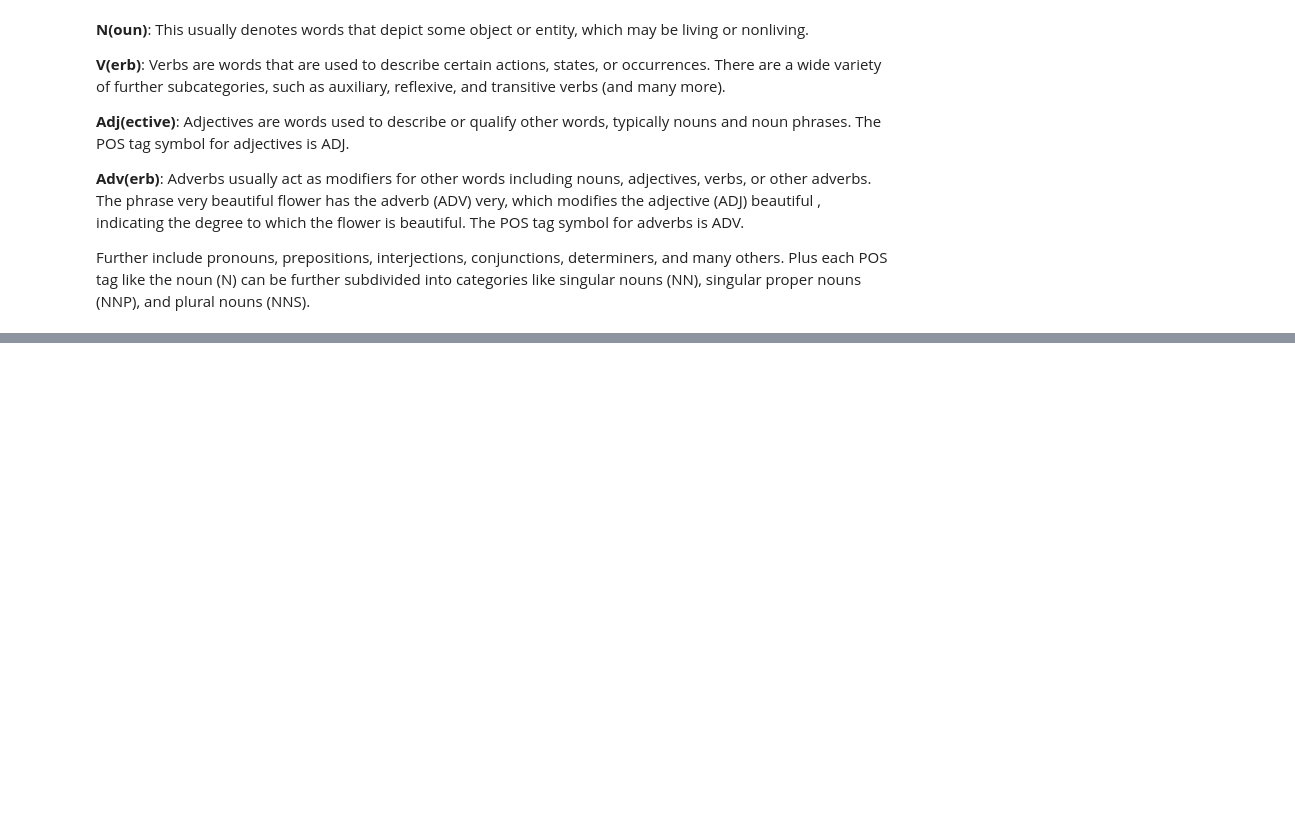
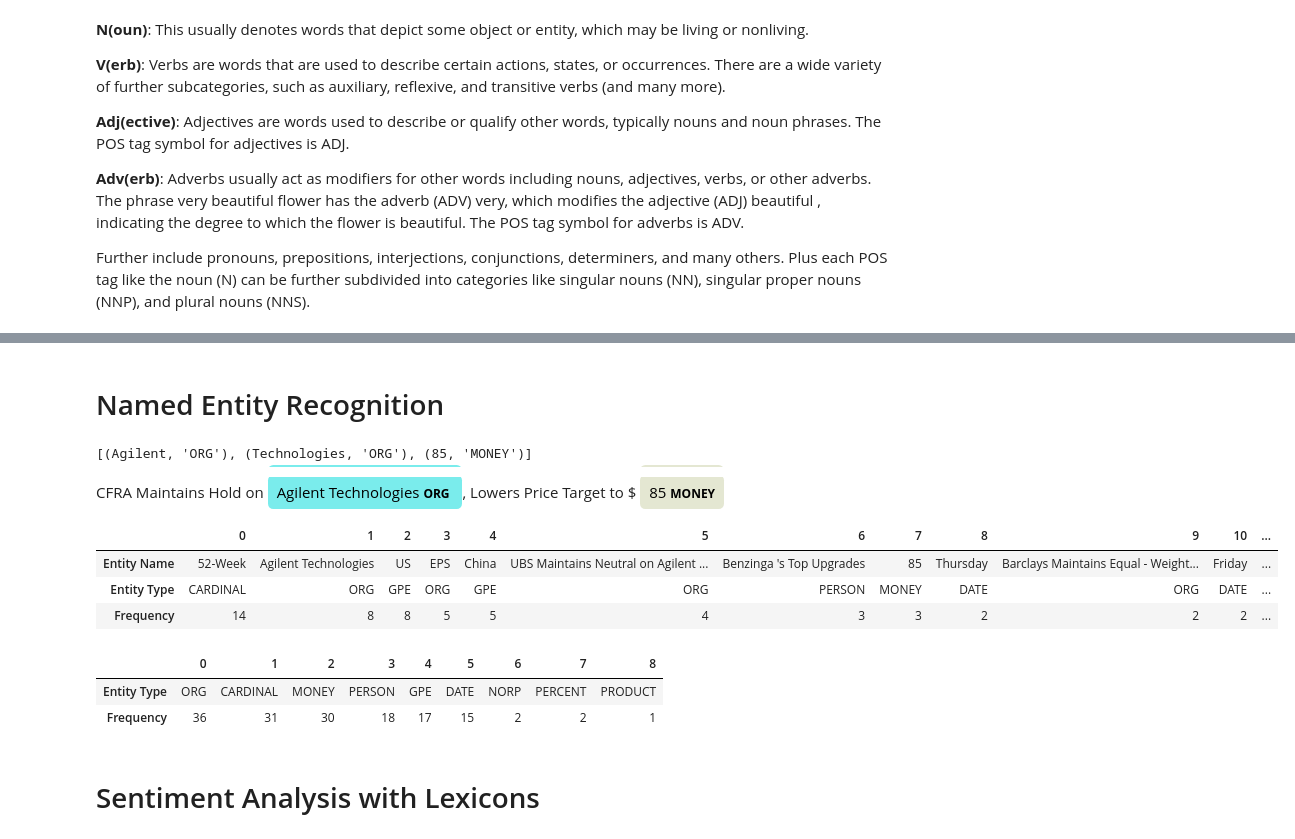
Before and after one commit to michaelmml/Financial-Data-Science, a Jupyter notebook: FinancialAnalysis.ipynb, the cells around one changed output, grey strips where cells are left out. Cells and saved outputs as stored; diff of their text form; code cells hidden in the pictures; blank space fills up the shorter version.

```diff
--- a/FinancialAnalysis.ipynb
+++ b/FinancialAnalysis.ipynb
@@ -292,0 +486,3 @@ Further include pronouns, prepositions, interjections, conjunctions, determiners
+# %%
+import spacy
+nlp = spacy.load("en_core_web_sm")
@@ -292,0 +527,61 @@ Further include pronouns, prepositions, interjections, conjunctions, determiners
+# %% [markdown]
+# Named Entity Recognition
+# %%
+sentence = str(data.iloc[5].title)
+sentence_nlp = nlp(sentence)
+
+print([(word, word.ent_type_) for word in sentence_nlp if word.ent_type_])
+
+displacy.render(sentence_nlp, style='ent', jupyter=True)
+# %% [output]
+[(Agilent, 'ORG'), (Technologies, 'ORG'), (85, 'MONEY')]
+CFRA Maintains Hold on Agilent Technologies ORG , Lowers Price Target to $ 85 MONEY
+# %%
+corpus = corpus[:1000]
+# %%
+named_entities = []
+for sentence in corpus:
+    temp_entity_name = ''
+    temp_named_entity = None
+    sentence = nlp(sentence)
+    for word in sentence:
+        term = word.text
+        tag = word.ent_type_
+        if tag:
+            temp_entity_name = ' '.join([temp_entity_name, term]).strip()
+            temp_named_entity = (temp_entity_name, tag)
+        else:
+          if temp_named_entity:
+            named_entities.append(temp_named_entity)
+            temp_entity_name = ''
+            temp_named_entity = None
+
+entity_frame = pd.DataFrame(named_entities,
+                            columns=['Entity Name', 'Entity Type'])
+# %%
+# get the top named entities
+top_entities = (entity_frame.groupby(by=['Entity Name', 'Entity Type'])
+                           .size()
+                           .sort_values(ascending=False)
+                           .reset_index().rename(columns={0 : 'Frequency'}))
+
+top_entities.T.iloc[:,:15]
+# %% [output]
+|  | 0 | 1 | 2 | 3 | 4 | 5 | 6 | 7 | 8 | 9 | 10 | ... |
+| Entity Name | 52-Week | Agilent Technologies | US | EPS | China | UBS Maintains Neutral on Agilent ... | Benzinga 's Top Upgrades | 85 | Thursday | Barclays Maintains Equal - Weight... | Friday | ... |
+| Entity Type | CARDINAL | ORG | GPE | ORG | GPE | ORG | PERSON | MONEY | DATE | ORG | DATE | ... |
+| Frequency | 14 | 8 | 8 | 5 | 5 | 4 | 3 | 3 | 2 | 2 | 2 | ... |
+# %%
+
+# get the top named entity types
+top_entities = (entity_frame.groupby(by=['Entity Type'])
+                           .size()
+                           .sort_values(ascending=False)
+                           .reset_index().rename(columns={0 : 'Frequency'}))
+top_entities.T.iloc[:,:15]
+# %% [output]
+|  | 0 | 1 | 2 | 3 | 4 | 5 | 6 | 7 | 8 |
+| Entity Type | ORG | CARDINAL | MONEY | PERSON | GPE | DATE | NORP | PERCENT | PRODUCT |
+| Frequency | 36 | 31 | 30 | 18 | 17 | 15 | 2 | 2 | 1 |
+# %% [markdown]
+# Sentiment Analysis with Lexicons
```
Also changed, not shown: parts of 23 cells of this notebook.
